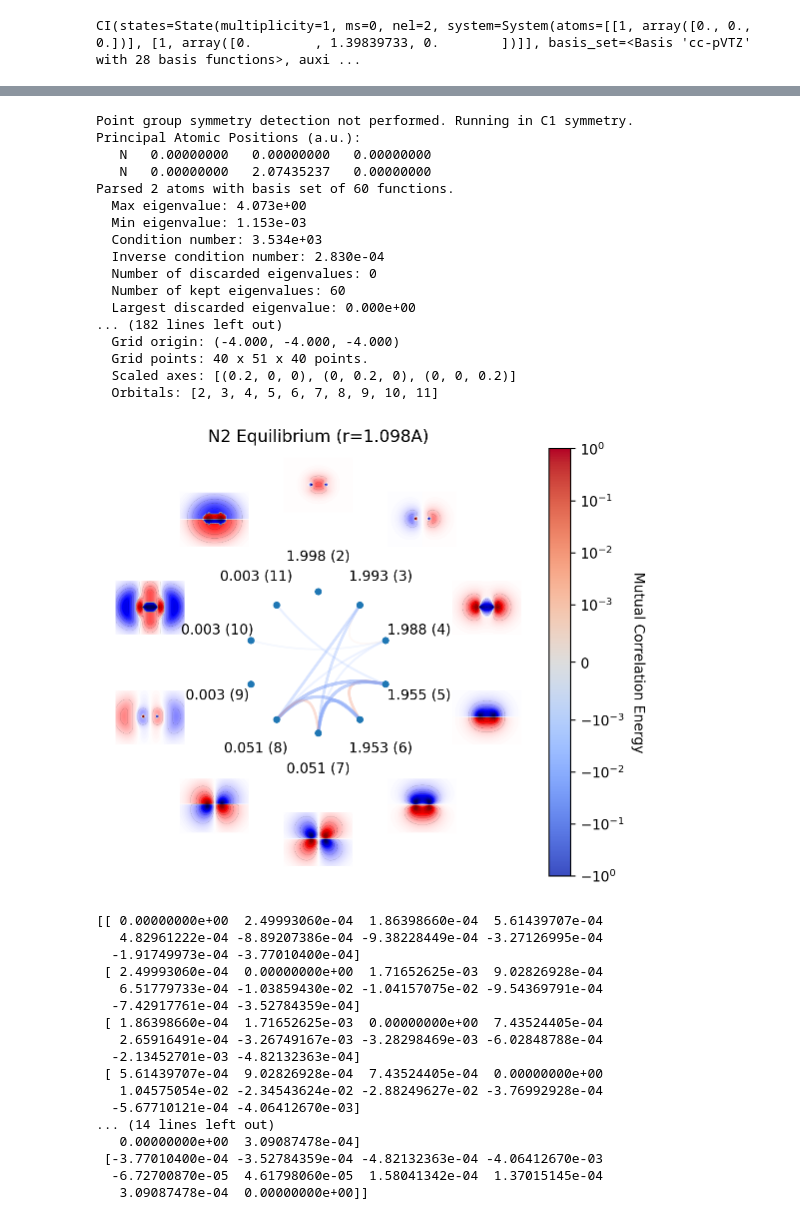
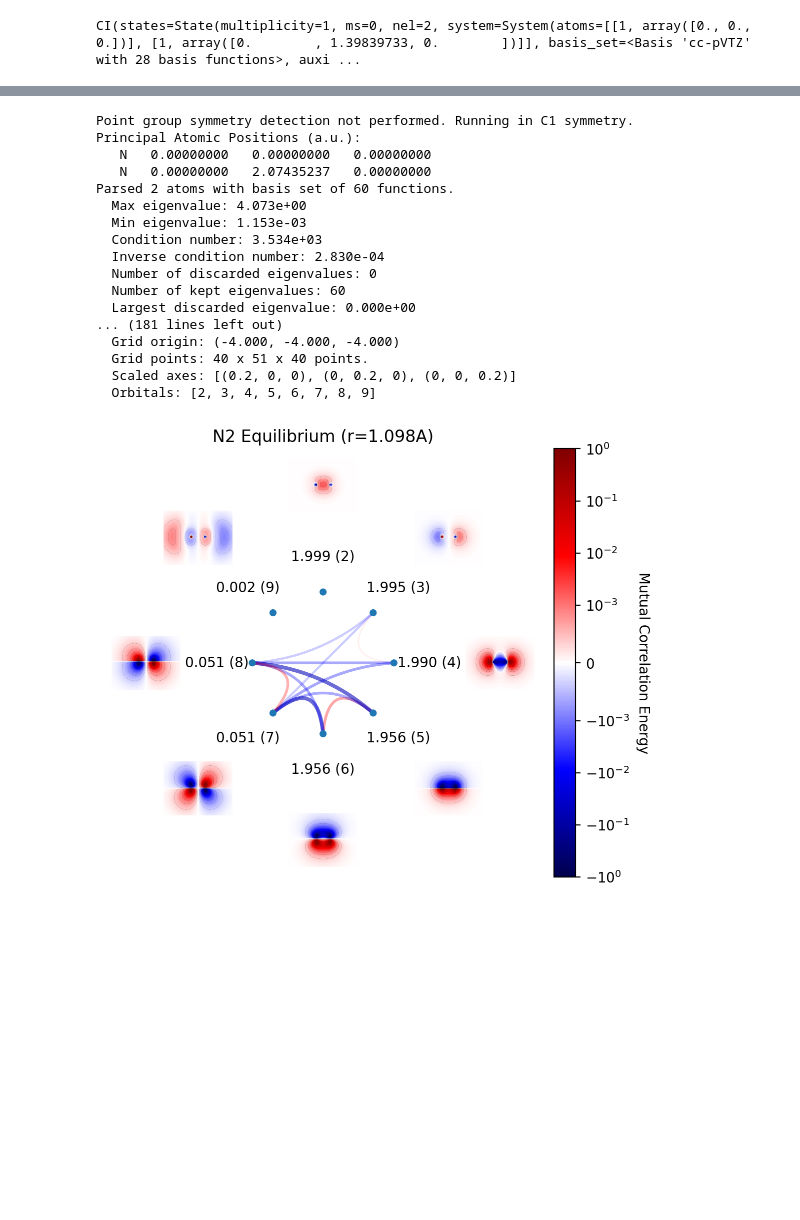
Before and after one commit to evangelistalab/forte2, a Jupyter notebook: tutorials/mca_energy/mc_energy.ipynb, the cells around one changed output, grey strips where cells are left out. Saved outputs shown, nothing was run; the diff lists cells and outputs as text; code cells hidden in the pictures; blank space fills up the shorter version.

```diff
--- a/tutorials/mca_energy/mc_energy.ipynb
+++ b/tutorials/mca_energy/mc_energy.ipynb
@@ -422,74 +468,52 @@ xyz="""
 N 0.000 0.000 0.000
 N 0.000 1.0977 0.000
 """
-orb_list = [2,3,4,5,6,7,8,9,10,11]
+orb_list = [2,3,4,5,6,7,8,9]
 
 system = forte2.System(xyz=xyz, basis_set="cc-pVTZ", auxiliary_basis_set="def2-universal-JKFIT")
 
 rhf = forte2.RHF(charge=0)(system)
 rhf.run()
 
 ci = forte2.CI(forte2.State(nel=14, multiplicity=1, ms=0.0),
     active_orbitals=orb_list,core_orbitals=[0,1])(rhf)
 ci.run()
 
-MCEmat = np.zeros((len(orb_list),len(orb_list)))
-
-for ipos, iorb in enumerate(orb_list):
-    for jpos, jorb in enumerate(orb_list):
-        if ipos != jpos:
-            MCEmat[ipos, jpos] = twofrag_correlation_energy_enumerated_mod(
-                ci=ci,
-                A_orbs=[iorb],
-                B_orbs=[jorb],
-                core_orbitals=[0,1],
-            )
+MCEmat = mcmod.MutualCorrelationEnergyAnalysis(ci=ci, nat_orbs=True, nocc=5)
+# MCEmat = np.zeros((len(orb_list),len(orb_list)))
+# for i in range(len(orb_list)):
+#     for j in range(len(orb_list)):
+#         if j>i:
+#             MCEmat[i][j] = twofrag_correlation_energy_enumerated(ci=ci, A_orbs=[orb_list[i]], B_orbs=[orb_list[j]])
 
 mutual_correlation_plot(system,ci.C[0],
                         indices=ci.mo_space.active_indices,
                         mca=MCEmat,
                         title="N2 Equilibrium (r=1.098A)",
-                        vmax=1,
-                        occupation_numbers=ci.nat_occs,
+                        #vmax=1,
+                        #occupation_numbers=ci.nat_occs,
                         output_file='n2_eq_2cmod_rescaled'
                         )
-print(MCEmat)
+#print(MCEmat.mutual_correlation_matrix_summary())
 # %% [output]
 Point group symmetry detection not performed. Running in C1 symmetry.
 Principal Atomic Positions (a.u.):
    N   0.00000000   0.00000000   0.00000000
    N   0.00000000   2.07435237   0.00000000
 Parsed 2 atoms with basis set of 60 functions.
   Max eigenvalue: 4.073e+00
   Min eigenvalue: 1.153e-03
   Condition number: 3.534e+03
   Inverse condition number: 2.830e-04
   Number of discarded eigenvalues: 0
   Number of kept eigenvalues: 60
   Largest discarded eigenvalue: 0.000e+00
-... (182 lines left out)
+... (181 lines left out)
   Grid origin: (-4.000, -4.000, -4.000)
   Grid points: 40 x 51 x 40 points.
   Scaled axes: [(0.2, 0, 0), (0, 0.2, 0), (0, 0, 0.2)]
-  Orbitals: [2, 3, 4, 5, 6, 7, 8, 9, 10, 11]
+  Orbitals: [2, 3, 4, 5, 6, 7, 8, 9]
-[figure, old version]
+[figure, new version]
-[[ 0.00000000e+00  2.49993060e-04  1.86398660e-04  5.61439707e-04
-   4.82961222e-04 -8.89207386e-04 -9.38228449e-04 -3.27126995e-04
-  -1.91749973e-04 -3.77010400e-04]
- [ 2.49993060e-04  0.00000000e+00  1.71652625e-03  9.02826928e-04
-   6.51779733e-04 -1.03859430e-02 -1.04157075e-02 -9.54369791e-04
-  -7.42917761e-04 -3.52784359e-04]
- [ 1.86398660e-04  1.71652625e-03  0.00000000e+00  7.43524405e-04
-   2.65916491e-04 -3.26749167e-03 -3.28298469e-03 -6.02848788e-04
-  -2.13452701e-03 -4.82132363e-04]
- [ 5.61439707e-04  9.02826928e-04  7.43524405e-04  0.00000000e+00
-   1.04575054e-02 -2.34543624e-02 -2.88249627e-02 -3.76992928e-04
-  -5.67710121e-04 -4.06412670e-03]
-... (14 lines left out)
-   0.00000000e+00  3.09087478e-04]
- [-3.77010400e-04 -3.52784359e-04 -4.82132363e-04 -4.06412670e-03
-  -6.72700870e-05  4.61798060e-05  1.58041342e-04  1.37015145e-04
-   3.09087478e-04  0.00000000e+00]]
 # %%
 xyz="""
 N 0.000 0.000 0.000
```
Also changed, not shown: parts of 15 cells of this notebook, 6 other files.
